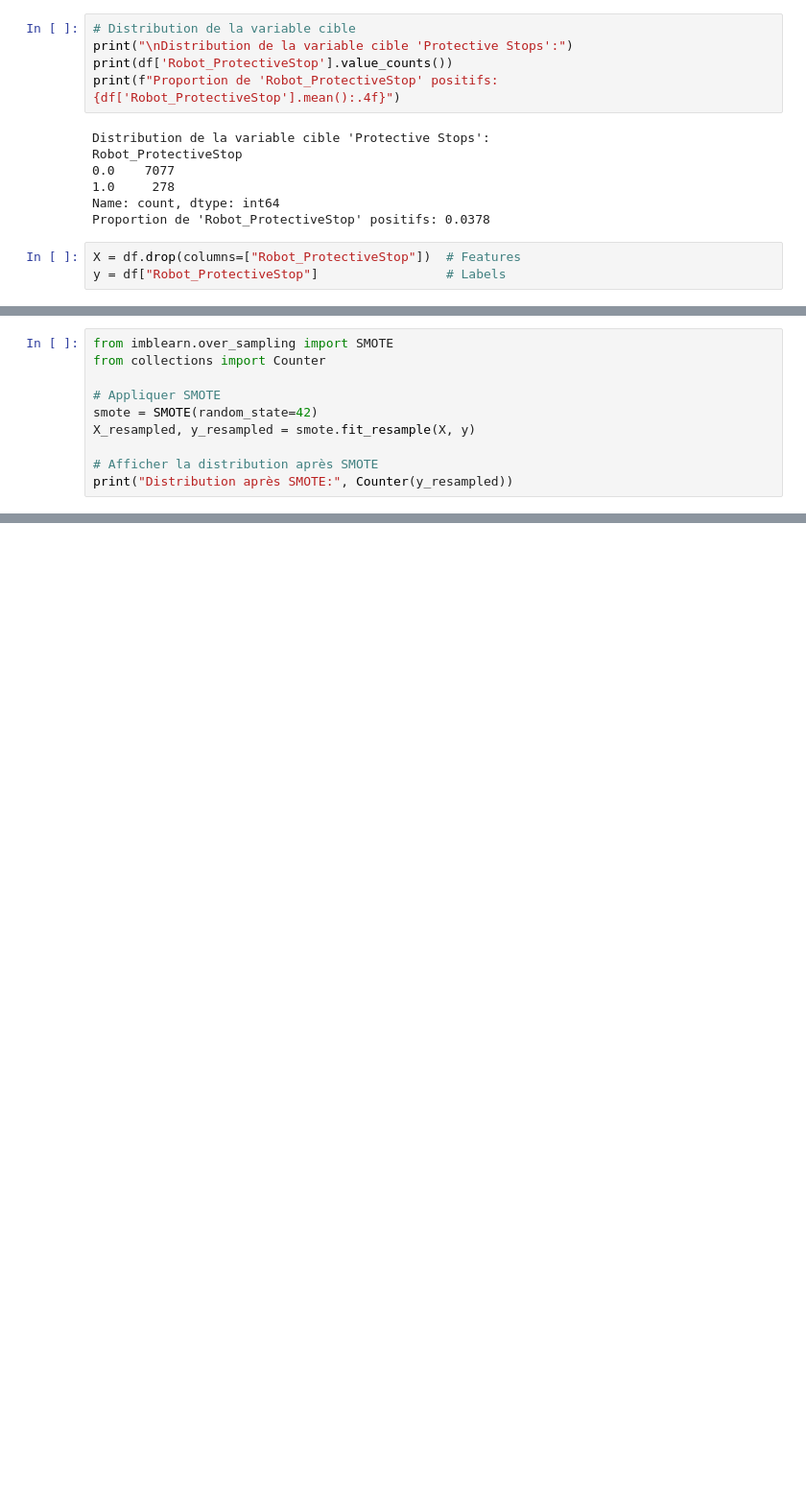
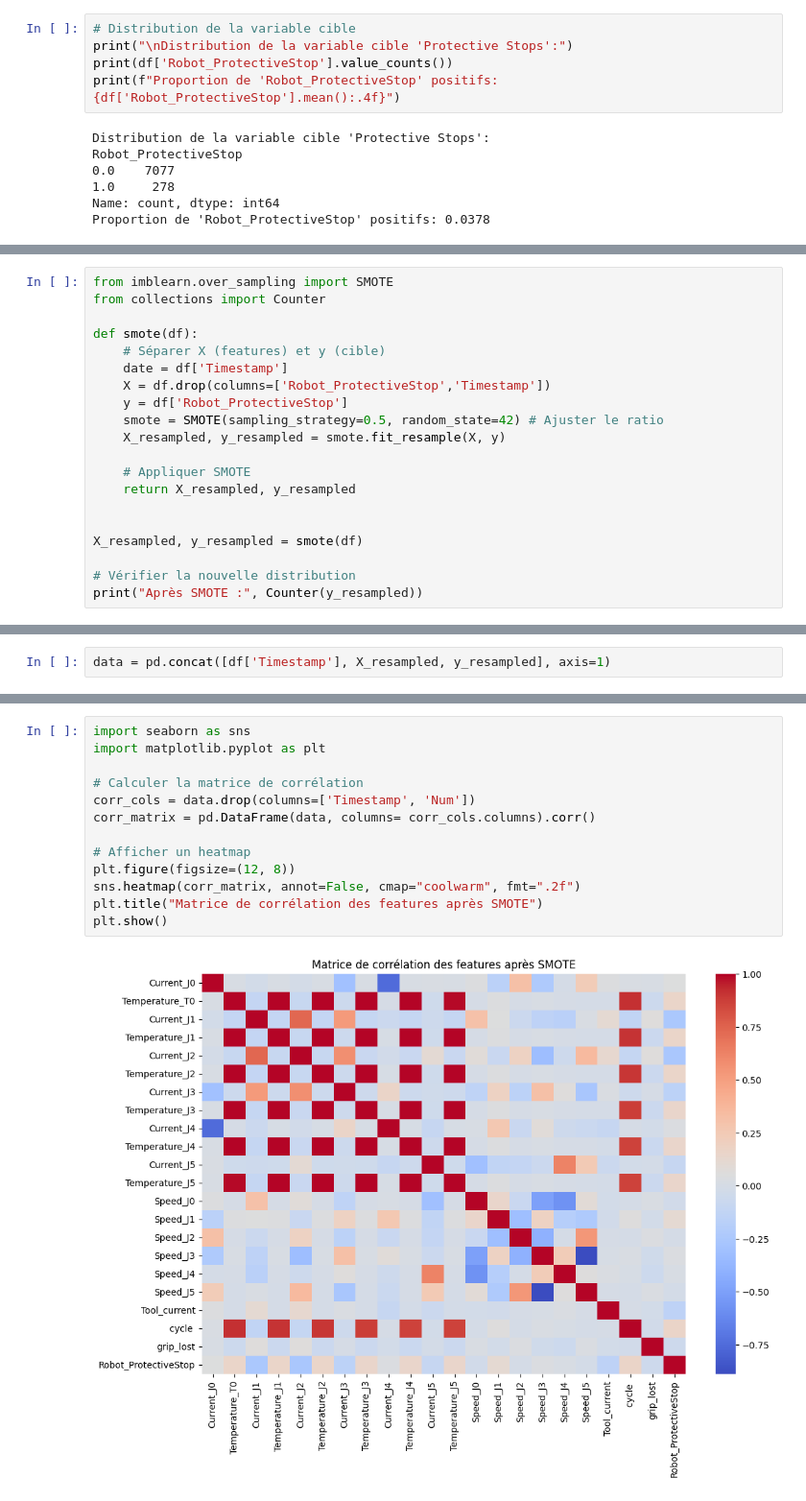
Before and after one commit to jawu28/Projet-IA, a Jupyter notebook: notebook.ipynb, the cells around one changed output, grey strips where cells are left out. Shown at 96% size. Cells and saved outputs as stored; diff of their text form; blank space fills up the shorter version.

```diff
--- a/notebook.ipynb
+++ b/notebook.ipynb
@@ -198,6 +188,3 @@ Robot_ProtectiveStop
 1.0     278
 Name: count, dtype: int64
 Proportion de 'Robot_ProtectiveStop' positifs: 0.0378
-# %%
-X = df.drop(columns=["Robot_ProtectiveStop"])  # Features
-y = df["Robot_ProtectiveStop"]                 # Labels
@@ -219,10 +194,20 @@ ERROR: No matching distribution found for collections
 from imblearn.over_sampling import SMOTE
 from collections import Counter
 
-# Appliquer SMOTE
-smote = SMOTE(random_state=42)
-X_resampled, y_resampled = smote.fit_resample(X, y)
+def smote(df):
+    # Séparer X (features) et y (cible)
+    date = df['Timestamp']
+    X = df.drop(columns=['Robot_ProtectiveStop','Timestamp'])
+    y = df['Robot_ProtectiveStop']
+    smote = SMOTE(sampling_strategy=0.5, random_state=42) # Ajuster le ratio
+    X_resampled, y_resampled = smote.fit_resample(X, y)
 
-# Afficher la distribution après SMOTE
-print("Distribution après SMOTE:", Counter(y_resampled))
+    # Appliquer SMOTE
+    return X_resampled, y_resampled
+
+
+X_resampled, y_resampled = smote(df)
+
+# Vérifier la nouvelle distribution
+print("Après SMOTE :", Counter(y_resampled))
 # %% [output]
@@ -256,0 +215,2 @@ tensorflow 2.19.0 requires numpy<2.2.0,>=1.26.0, but you have numpy 2.2.4 which
+# %%
+data = pd.concat([df['Timestamp'], X_resampled, y_resampled], axis=1)
@@ -256,0 +221,15 @@ tensorflow 2.19.0 requires numpy<2.2.0,>=1.26.0, but you have numpy 2.2.4 which
+# %%
+import seaborn as sns
+import matplotlib.pyplot as plt
+
+# Calculer la matrice de corrélation
+corr_cols = data.drop(columns=['Timestamp', 'Num'])
+corr_matrix = pd.DataFrame(data, columns= corr_cols.columns).corr()
+
+# Afficher un heatmap
+plt.figure(figsize=(12, 8))
+sns.heatmap(corr_matrix, annot=False, cmap="coolwarm", fmt=".2f")
+plt.title("Matrice de corrélation des features après SMOTE")
+plt.show()
+# %% [output]
+[figure, added]
```
Also changed, not shown: parts of 36 cells of this notebook, 2 other files.
